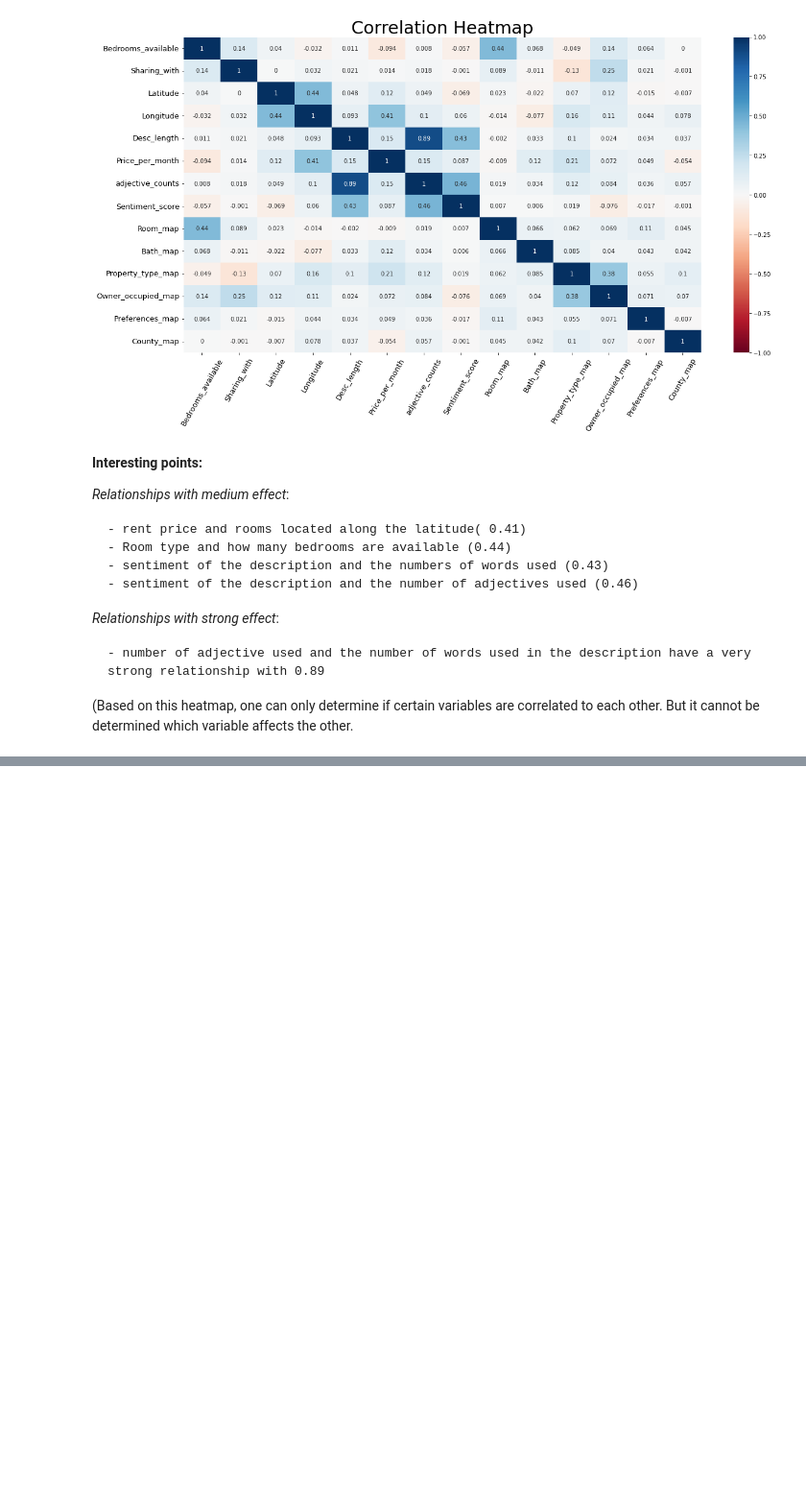
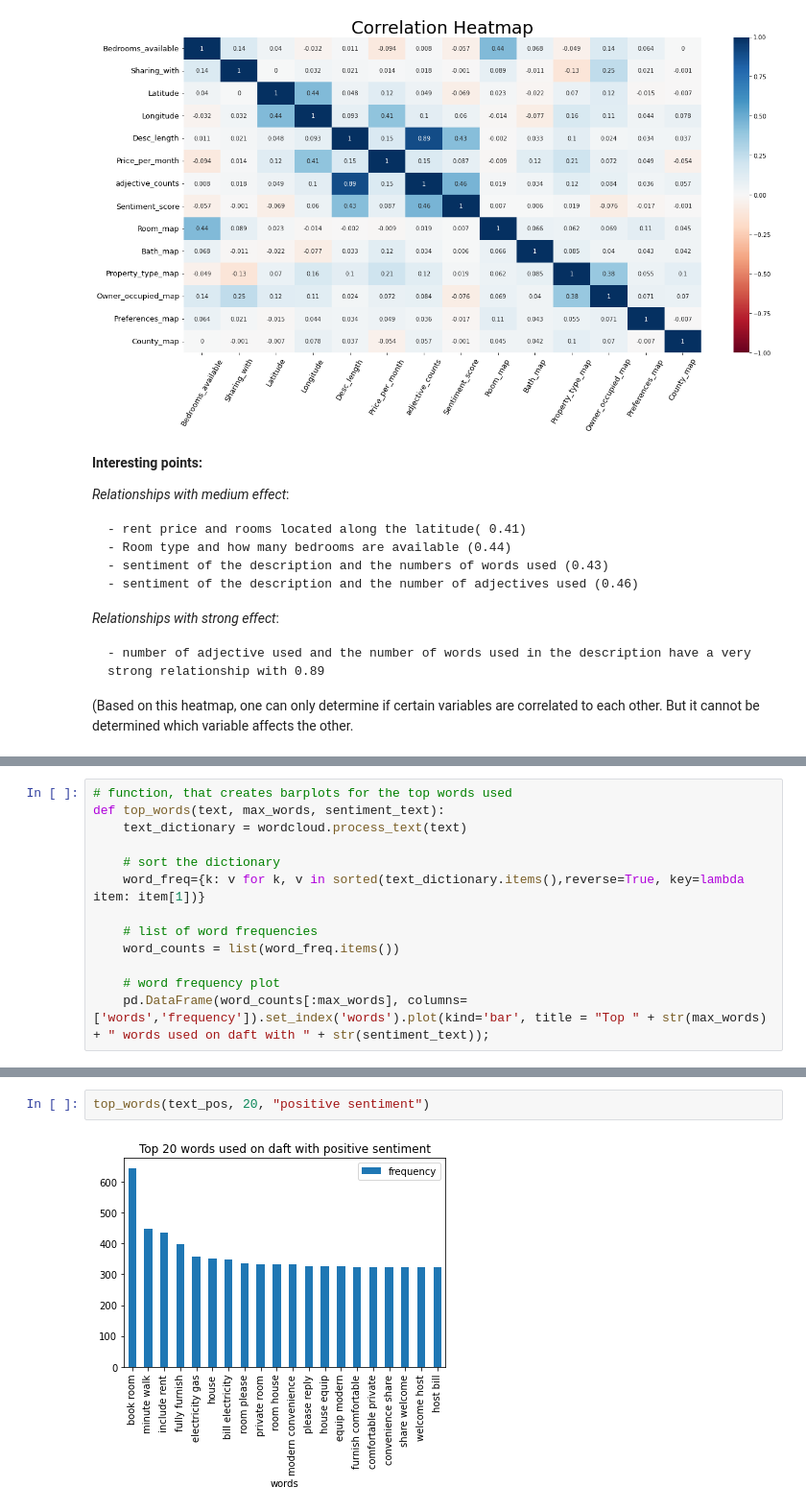
Before and after one commit to h-y-vivien/CA-2-Project, a Jupyter notebook: Data Analysis.ipynb, the cells around one changed output, grey strips where cells are left out. Shown at 96% size. Drawn from its saved outputs; the diff is of its cells as text; blank space fills up the shorter version.

```diff
--- a/Data Analysis.ipynb
+++ b/Data Analysis.ipynb
@@ -236,0 +226,13 @@ __Interesting points:__
+# %%
+# function, that creates barplots for the top words used
+def top_words(text, max_words, sentiment_text):
+    text_dictionary = wordcloud.process_text(text)
+
+    # sort the dictionary
+    word_freq={k: v for k, v in sorted(text_dictionary.items(),reverse=True, key=lambda item: item[1])}
+
+    # list of word frequencies
+    word_counts = list(word_freq.items())
+
+    # word frequency plot
+    pd.DataFrame(word_counts[:max_words], columns=['words','frequency']).set_index('words').plot(kind='bar', title = "Top " + str(max_words) + " words used on daft with " + str(sentiment_text));
@@ -236,0 +250,4 @@ __Interesting points:__
+# %%
+top_words(text_pos, 20, "positive sentiment")
+# %% [output]
+[figure, added]
```
Also changed, not shown: parts of 77 cells of this notebook, 1 other file.
